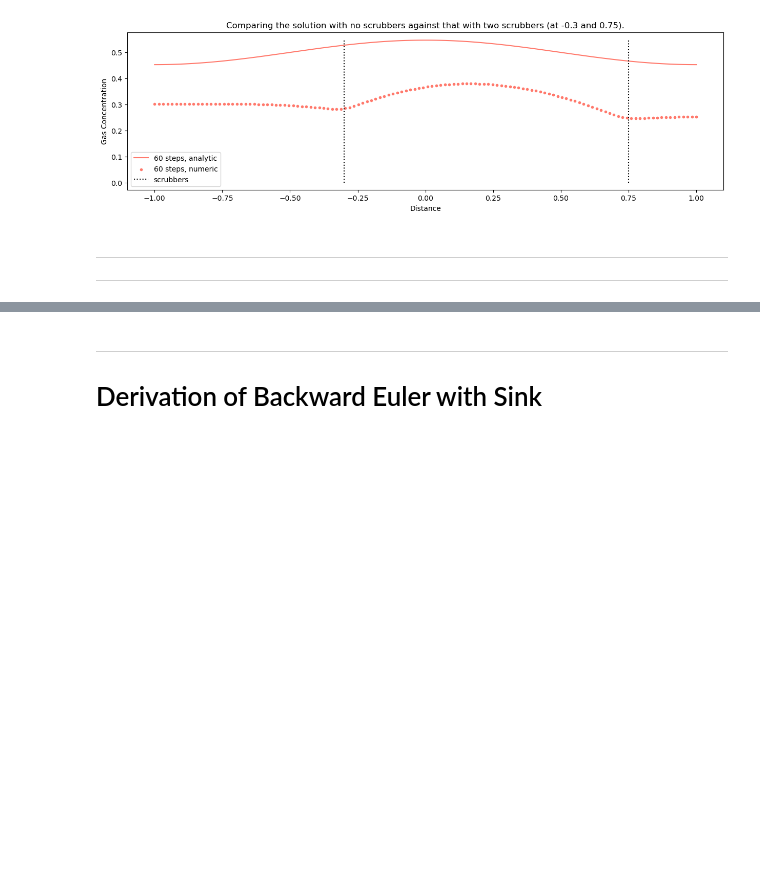
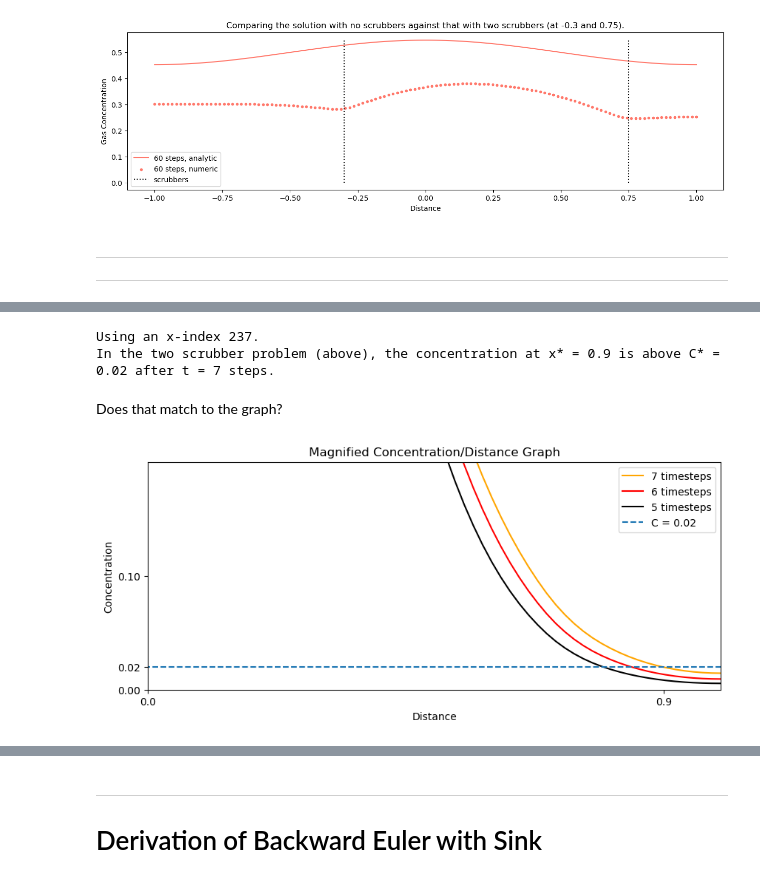
Before and after one commit to farellzev/uoe_industrial_p01, a Jupyter notebook: freds-project1.ipynb, the cells around one changed output, grey strips where cells are left out. Saved outputs shown, nothing was run; the diff lists cells and outputs as text; code cells hidden in the pictures; blank space fills up the shorter version.

```diff
--- a/freds-project1.ipynb
+++ b/freds-project1.ipynb
@@ -475,0 +476,63 @@ a
+# %%
+def find_first_t(sol, x_star, C_star):
+    """
+    Finds the first time that a 1D-diffusion system exceeds some critical concentration at some given point.
+    Input:
+        sol (ndarray): the solution matrix to the 1d-diffusion system
+        x_star (float): the critical point x_star in [-1, 1]
+        C_star (float): the critical concentration C_star >= 0
+    Output:
+        t_star (int): the *index* of the time step
+        real_time (float): the associated 'real' time
+    """
+
+    # Num. of rows/columns in solution matches the space/time steps
+    xs = np.linspace(-1, 1, sol.shape[1])
+    ts = np.linspace(start_time, T, sol.shape[0])
+
+    # Find all concentrations at your point, i.e. at every time
+    x_index = find_x_index(xs, x_star)
+    t_star = -1
+
+    print(f'Using an x-index {x_index}.')
+    for t in range(sol.shape[0]):
+        sol_at_x = sol[t, x_index]
+        if (sol_at_x >= C_star):
+            t_star = t
+            break;
+
+    # Time never found
+    if (t_star == -1):
+        print(f'Critical time never found for C* = {C_star} and x* = {x_star}.')
+        return None, None
+
+    real_time = ts[t_star]
+    return t_star, real_time
+
+# Testing: first t_star for solution at x = 0.5 to be >= 0.02?
+# Using two-scrubber solution as before.
+time_index, time = find_first_t(U_twoscrub, x_star = 0.9, C_star = 0.02)
+print(f'In the two scrubber problem (above), the concentration at x* = {0.9} is above C* = {0.02} after t = {time_index} steps.')
+# %% [output]
+Using an x-index 237.
+In the two scrubber problem (above), the concentration at x* = 0.9 is above C* = 0.02 after t = 7 steps.
+# %% [markdown]
+Does that match to the graph?
+# %%
+fig, ax = plt.subplots(1, 1, figsize = (10, 4))
+ax.plot(x[::2], U_twoscrub[7][::2], color = "orange", label = '7 timesteps')
+ax.plot(x[::2], U_twoscrub[6][::2], color = "red", label = '6 timesteps')
+ax.plot(x[::2], U_twoscrub[5][::2], color = "black", label = '5 timesteps')
+ax.plot(x, [0.02] * len(x), linestyle = "dashed", label = 'C = 0.02')
+ax.set_xlim(0.5, 1)
+ax.set_ylim(0, 0.2)
+ax.set_xticks([0, 0.9])
+ax.set_yticks([0, 0.02, 0.1])
+ax.set_xlabel("Distance")
+ax.set_ylabel("Concentration")
+
+ax.set_title("Magnified Concentration/Distance Graph")
+ax.legend(loc = "best")
+plt.show()
+# %% [output]
+[figure, added]
```
Also changed, not shown: parts of 9 cells of this notebook.
